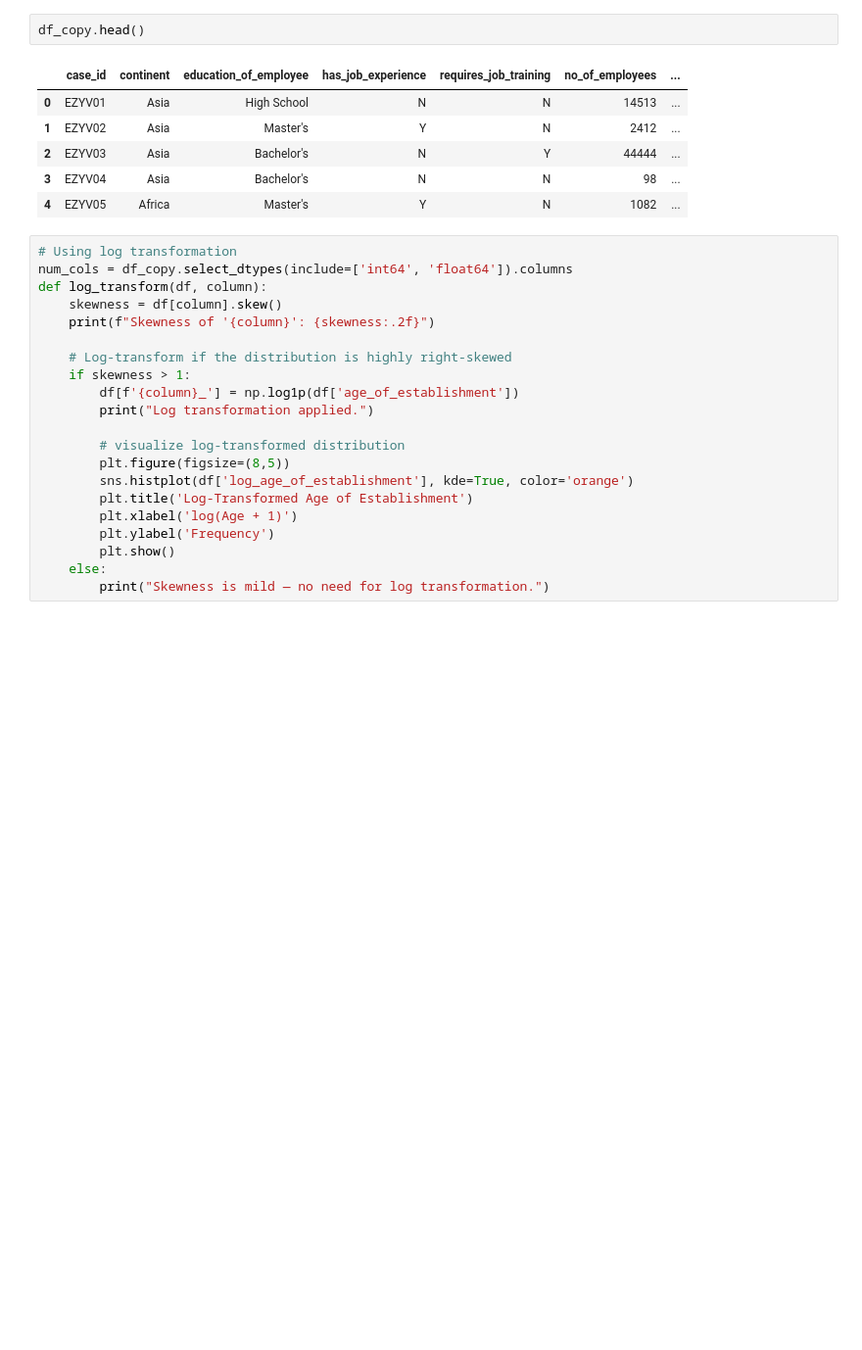
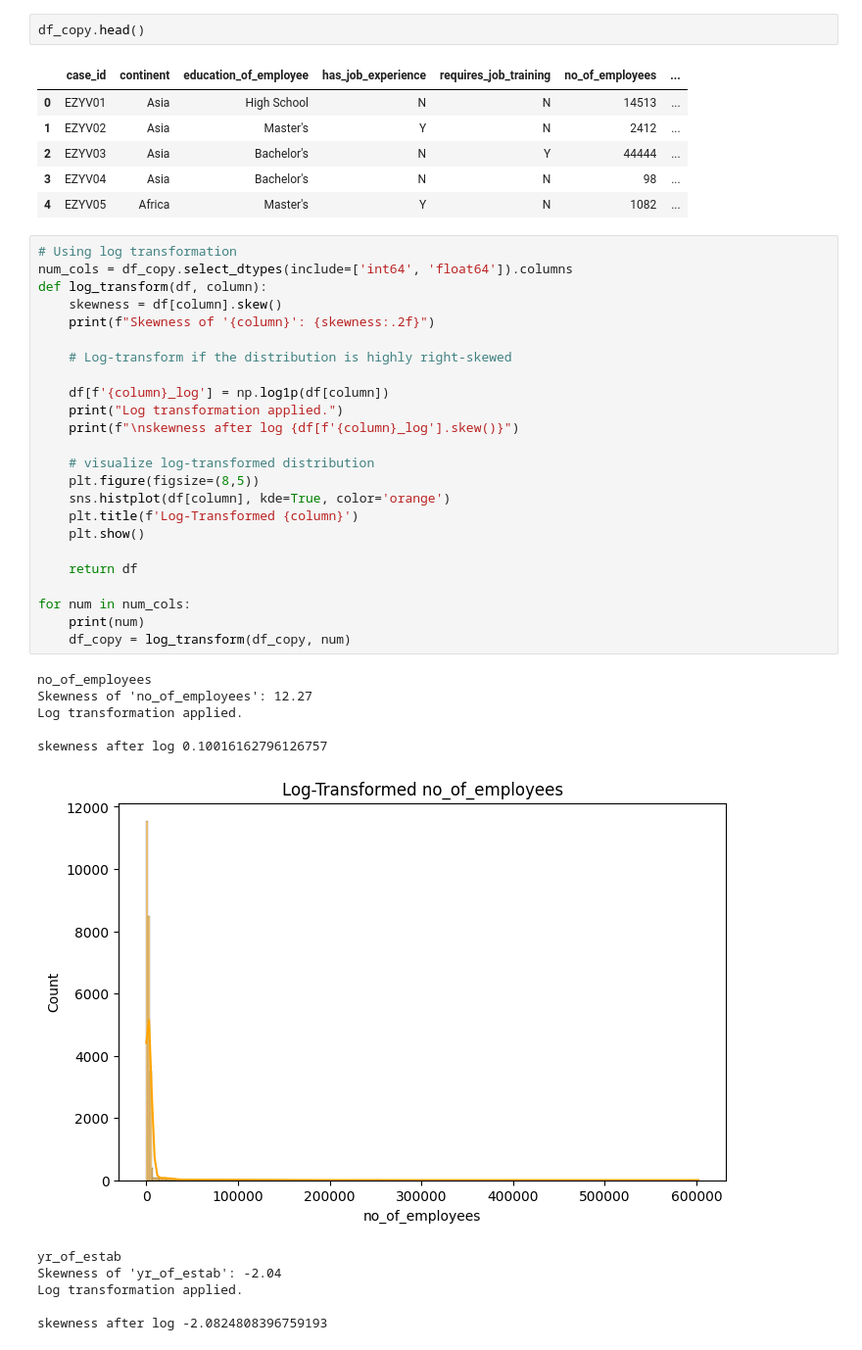
Before and after one commit to Hardemiyiwa/abeokuta, a Jupyter notebook: backend_ml/week_14/project.ipynb, the cells around one changed output. Shown at 98% size. Cells and saved outputs as stored; diff of their text form; blank space fills up the shorter version.

```diff
--- a/backend_ml/week_14/project.ipynb
+++ b/backend_ml/week_14/project.ipynb
@@ -525,21 +521,36 @@ df_copy.head()
 # %%
 # Using log transformation
 num_cols = df_copy.select_dtypes(include=['int64', 'float64']).columns
 def log_transform(df, column):
     skewness = df[column].skew()
     print(f"Skewness of '{column}': {skewness:.2f}")
 
     # Log-transform if the distribution is highly right-skewed
-    if skewness > 1:
-        df[f'{column}_'] = np.log1p(df['age_of_establishment'])
-        print("Log transformation applied.")
 
-        # visualize log-transformed distribution
-        plt.figure(figsize=(8,5))
-        sns.histplot(df['log_age_of_establishment'], kde=True, color='orange')
-        plt.title('Log-Transformed Age of Establishment')
-        plt.xlabel('log(Age + 1)')
-        plt.ylabel('Frequency')
-        plt.show()
-    else:
-        print("Skewness is mild — no need for log transformation.")
+    df[f'{column}_log'] = np.log1p(df[column])
+    print("Log transformation applied.")
+    print(f"\nskewness after log {df[f'{column}_log'].skew()}")
+
+    # visualize log-transformed distribution
+    plt.figure(figsize=(8,5))
+    sns.histplot(df[column], kde=True, color='orange')
+    plt.title(f'Log-Transformed {column}')
+    plt.show()
+
+    return df
+
+for num in num_cols:
+    print(num)
+    df_copy = log_transform(df_copy, num)
+# %% [output]
+no_of_employees
+Skewness of 'no_of_employees': 12.27
+Log transformation applied.
+
+skewness after log 0.10016162796126757
+[figure, added]
+yr_of_estab
+Skewness of 'yr_of_estab': -2.04
+Log transformation applied.
+
+skewness after log -2.0824808396759193
```
Also changed, not shown: parts of 5 cells of this notebook, 2 other files.
